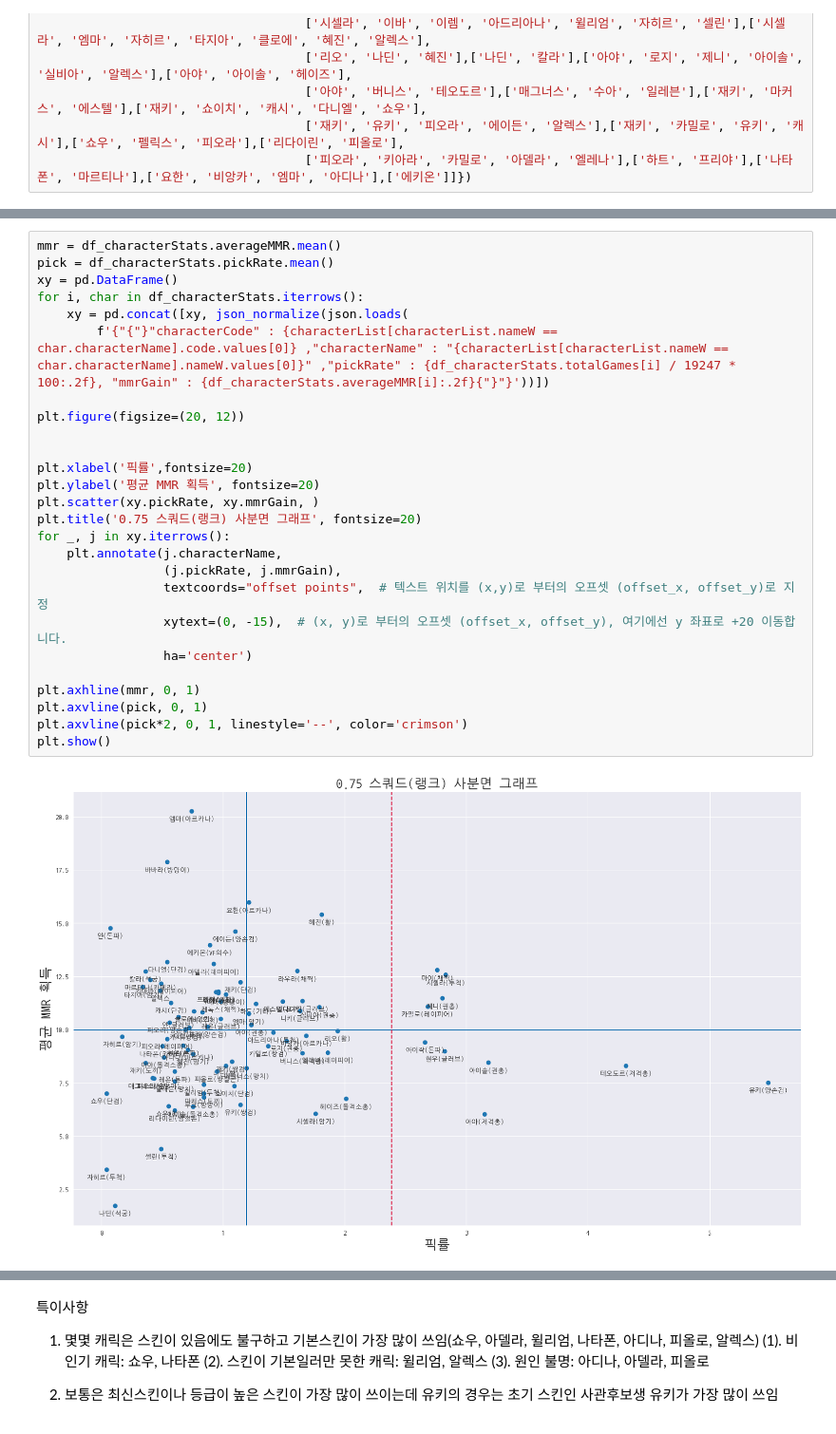
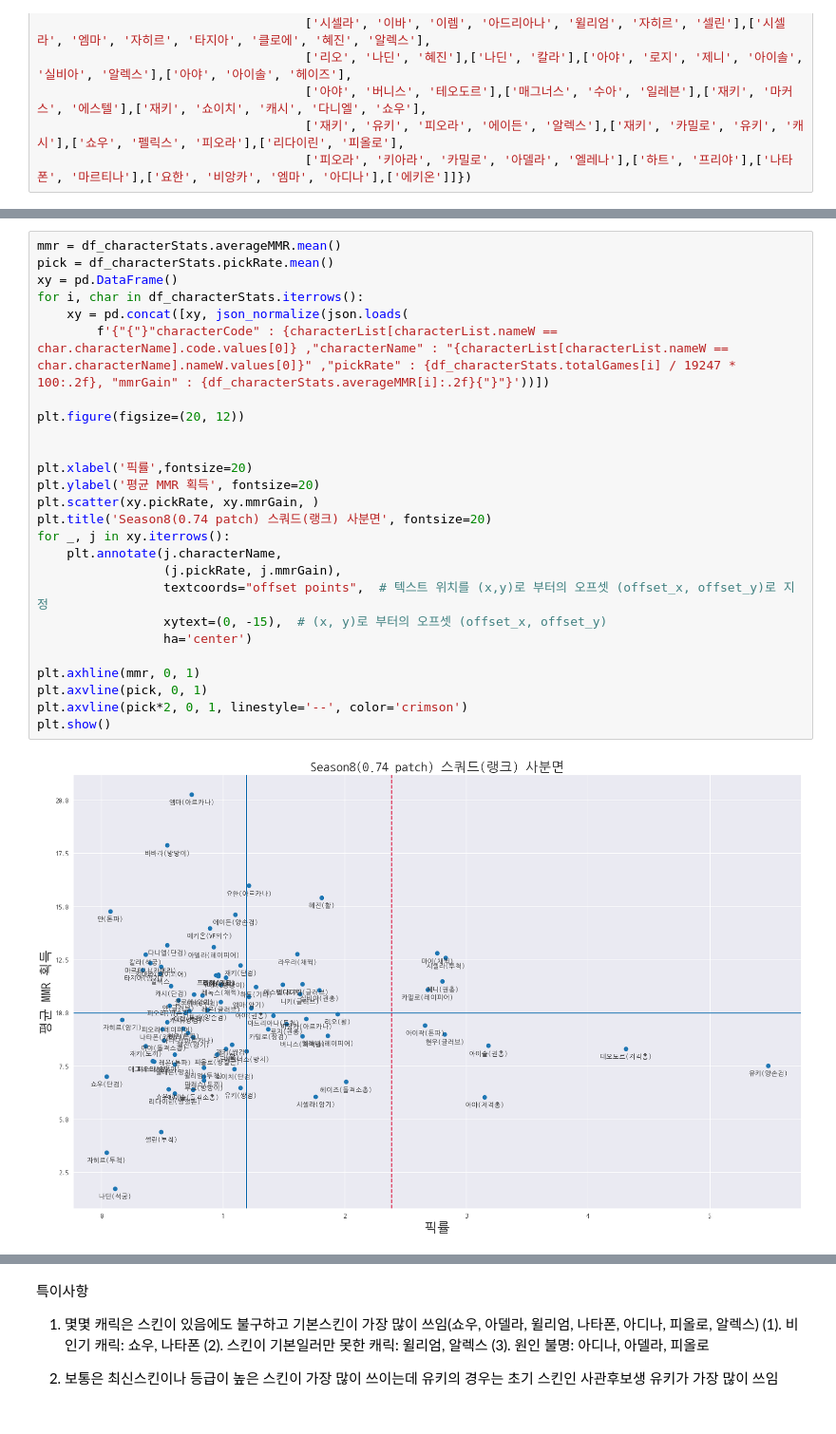
Before and after one commit to discipliner/webCrawling, a Jupyter notebook: web.ipynb, the cells around one changed output, grey strips where cells are left out. Shown at 95% size. Saved outputs shown, nothing was run; the diff lists cells and outputs as text.

Commit message:
title 추가 불필요 출력부 제거

```diff
--- a/web.ipynb
+++ b/web.ipynb
@@ -170,28 +121,28 @@ df_characterStats
 # %%
 mmr = df_characterStats.averageMMR.mean()
 pick = df_characterStats.pickRate.mean()
 xy = pd.DataFrame()
 for i, char in df_characterStats.iterrows():
     xy = pd.concat([xy, json_normalize(json.loads(
         f'{"{"}"characterCode" : {characterList[characterList.nameW == char.characterName].code.values[0]} ,"characterName" : "{characterList[characterList.nameW == char.characterName].nameW.values[0]}" ,"pickRate" : {df_characterStats.totalGames[i] / 19247 * 100:.2f}, "mmrGain" : {df_characterStats.averageMMR[i]:.2f}{"}"}'))])
 
 plt.figure(figsize=(20, 12))
 
 
 plt.xlabel('픽률',fontsize=20)
 plt.ylabel('평균 MMR 획득', fontsize=20)
 plt.scatter(xy.pickRate, xy.mmrGain, )
-plt.title('0.75 스쿼드(랭크) 사분면 그래프', fontsize=20)
+plt.title('Season8(0.74 patch) 스쿼드(랭크) 사분면', fontsize=20)
 for _, j in xy.iterrows():
     plt.annotate(j.characterName,
                  (j.pickRate, j.mmrGain),
                  textcoords="offset points",  # 텍스트 위치를 (x,y)로 부터의 오프셋 (offset_x, offset_y)로 지정
-                 xytext=(0, -15),  # (x, y)로 부터의 오프셋 (offset_x, offset_y), 여기에선 y 좌표로 +20 이동합니다.
+                 xytext=(0, -15),  # (x, y)로 부터의 오프셋 (offset_x, offset_y)
                  ha='center')
 
 plt.axhline(mmr, 0, 1)
 plt.axvline(pick, 0, 1)
 plt.axvline(pick*2, 0, 1, linestyle='--', color='crimson')
 plt.show()
 # %% [output]
-[figure, old version]
+[figure, new version]
```
Also changed, not shown: parts of 7 cells of this notebook.
